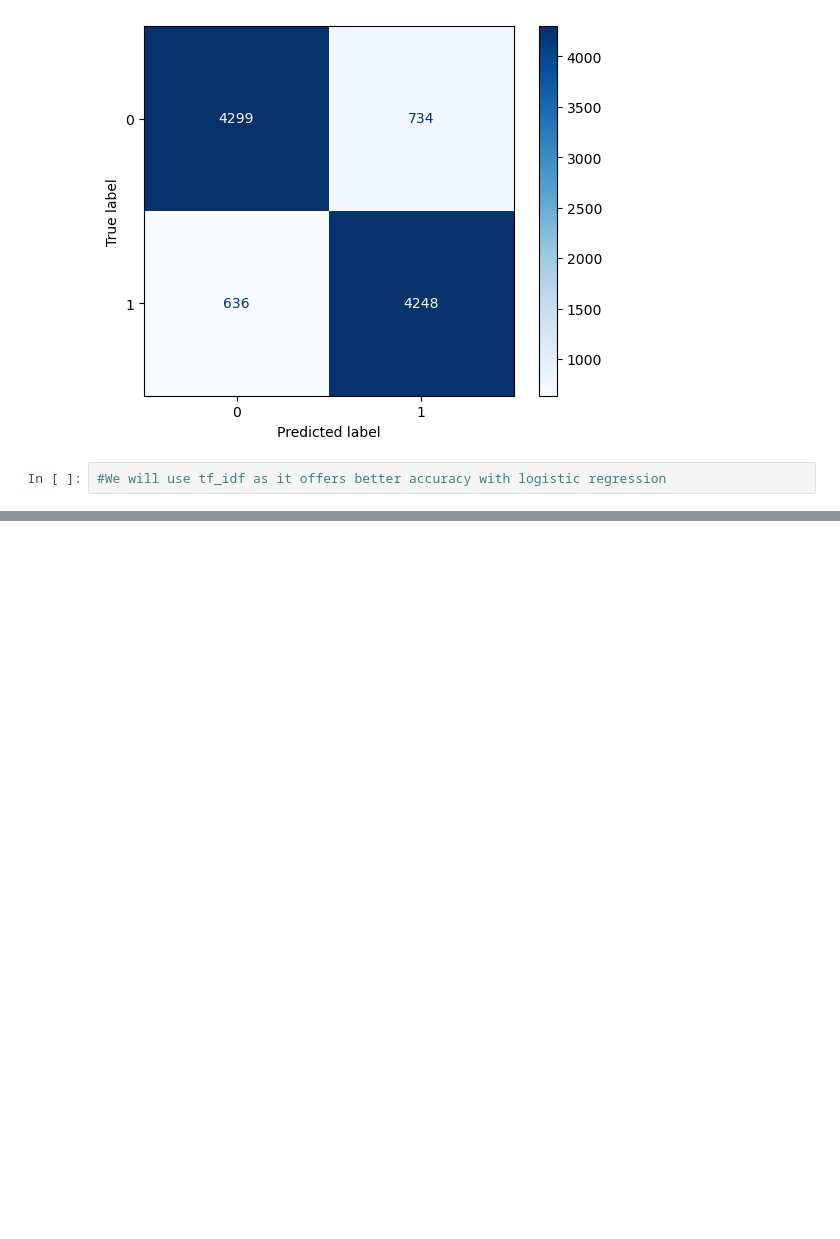
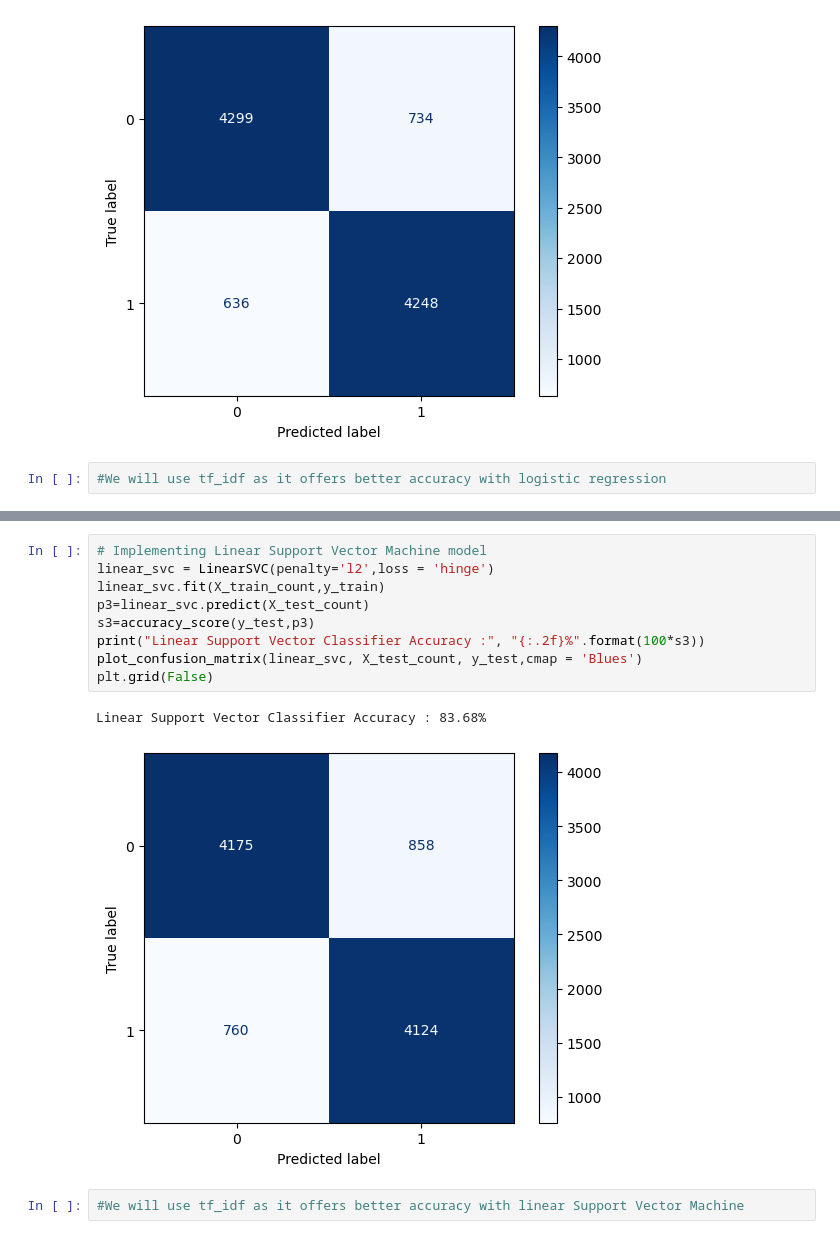
Before and after one commit to shrey2003/SENTIMENTY, a Jupyter notebook: sentiment_analyser.ipynb, the cells around one changed output, grey strips where cells are left out. Cells and saved outputs as stored; diff of their text form; blank space fills up the shorter version.

```diff
--- a/sentiment_analyser.ipynb
+++ b/sentiment_analyser.ipynb
@@ -183,0 +196,14 @@ Logistic Regression Accuracy : 86.19%
+# %%
+# Implementing Linear Support Vector Machine model
+linear_svc = LinearSVC(penalty='l2',loss = 'hinge')
+linear_svc.fit(X_train_count,y_train)
+p3=linear_svc.predict(X_test_count)
+s3=accuracy_score(y_test,p3)
+print("Linear Support Vector Classifier Accuracy :", "{:.2f}%".format(100*s3))
+plot_confusion_matrix(linear_svc, X_test_count, y_test,cmap = 'Blues')
+plt.grid(False)
+# %% [output]
+Linear Support Vector Classifier Accuracy : 83.68%
+[figure, added]
+# %%
+#We will use tf_idf as it offers better accuracy with linear Support Vector Machine
```
Also changed, not shown: parts of 1 cell of this notebook.
